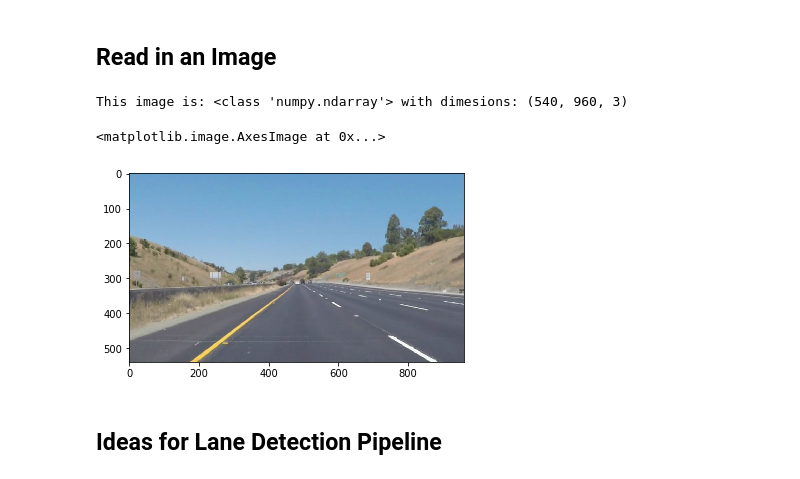
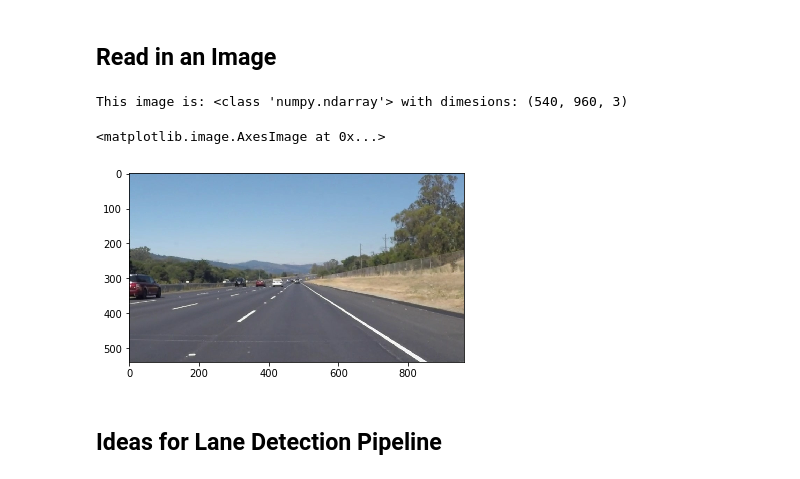
Before and after one commit to pabloelizalde/CarND-LaneLines-P1, a Jupyter notebook: P1.ipynb, the cells around one changed output. Drawn from its saved outputs; the diff is of its cells as text; code cells hidden in the pictures.

```diff
--- a/P1.ipynb
+++ b/P1.ipynb
@@ -51,15 +51,15 @@ import cv2
 ## Read in an Image
 # %%
 #reading in an image
-image = mpimg.imread('test_images/whiteCarLaneSwitch.jpg')
+image = mpimg.imread('test_images/solidWhiteRight.jpg')
 
 #printing out some stats and plotting
 print('This image is:', type(image), 'with dimesions:', image.shape)
 plt.imshow(image)  # if you wanted to show a single color channel image called 'gray', for example, call as plt.imshow(gray, cmap='gray')
 # %% [output]
 This image is: <class 'numpy.ndarray'> with dimesions: (540, 960, 3)
 <matplotlib.image.AxesImage at 0x...>
-[figure, old version]
+[figure, new version]
 # %% [markdown]
 ## Ideas for Lane Detection Pipeline
 # %% [markdown]
```
Also changed, not shown: parts of 6 cells of this notebook, 3 other files.
